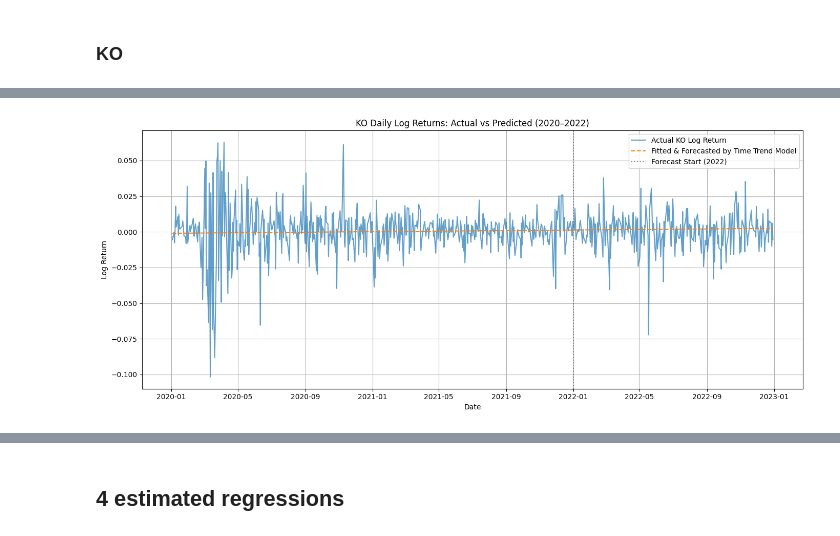
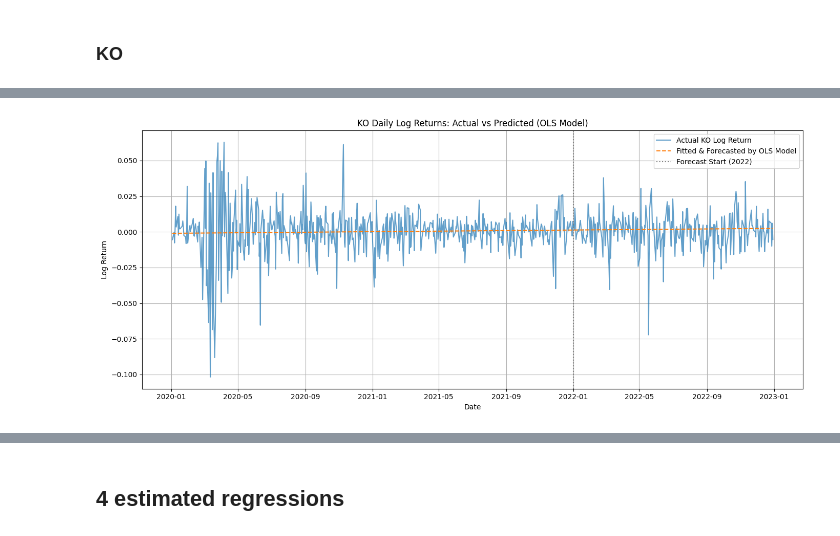
Before and after one commit to CYXNBNBNB/AD685-Quantitative-Methods-for-Finance, a Jupyter notebook: AD685 OLS Regression HAC.ipynb, the cells around one changed output, grey strips where cells are left out. Cells and saved outputs as stored; diff of their text form; code cells hidden in the pictures.

```diff
--- a/AD685 OLS Regression HAC.ipynb
+++ b/AD685 OLS Regression HAC.ipynb
@@ -345,36 +345,37 @@ strong multicollinearity or other numerical problems.
 t_test = test_KO.index.map(pd.Timestamp.toordinal).to_numpy()
 X_test = sm.add_constant(t_test)
 
 y_test = test_KO.values
 
 # --- 4. 模型预测 -------------------------------------------------------------
 y_pred_test = model.predict(X_test)   # 对测试集进行预测
 y_pred_train = model.predict(X_train) # 拟合训练集
 
 # --- 5. 合并三年数据 ----------------------------------------------------------
 # 构建完整的时间轴和真实 log return
 all_dates = KO.loc["2020":"2022"].index
 all_returns = KO.loc["2020":"2022", "log_return"]
 
 # 构建预测值序列（仅预测训练期 + 测试期）
 predicted = pd.Series(index=all_dates, dtype="float64")
 predicted.loc[train_KO.index] = y_pred_train
 predicted.loc[test_KO.index]  = y_pred_test
 
 # --- 6. 可视化：真实 vs 拟合/预测 ---------------------------------------------
 plt.figure(figsize=(14, 6))
 plt.plot(all_returns.index, all_returns, label='Actual KO Log Return', alpha=0.7)
-plt.plot(predicted.index, predicted, label='Fitted & Forecasted by Time Trend Model', linestyle='--')
+plt.plot(predicted.index, predicted, label='Fitted & Forecasted by OLS Model', linestyle='--')
 plt.axvline(pd.Timestamp("2022-01-01"), color='gray', linestyle=':', label='Forecast Start (2022)')
-plt.title("KO Daily Log Returns: Actual vs Predicted (2020–2022)")
+plt.title("KO Daily Log Returns: Actual vs Predicted (OLS Model)")
 plt.xlabel("Date")
 plt.ylabel("Log Return")
 plt.legend()
 plt.grid(True)
 plt.tight_layout()
+plt.savefig("output/KO(OLS).png", dpi=300, bbox_inches='tight')
 plt.show()
 # %% [output]
-[figure, old version]
+[figure, new version]
 # %%
 s = model.get_robustcov_results(cov_type='HAC', maxlags=1)
 print(s.summary())
```
Also changed, not shown: parts of 19 cells of this notebook, 10 other files.
